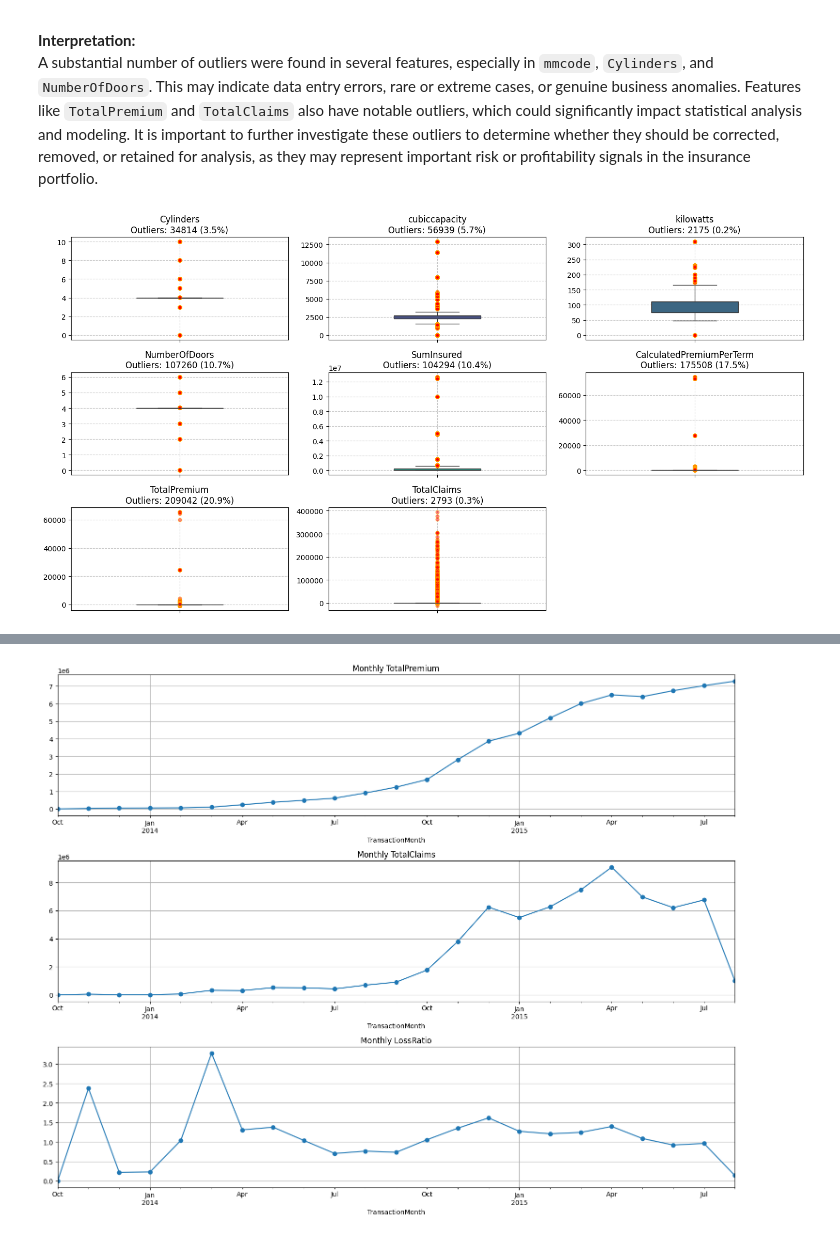
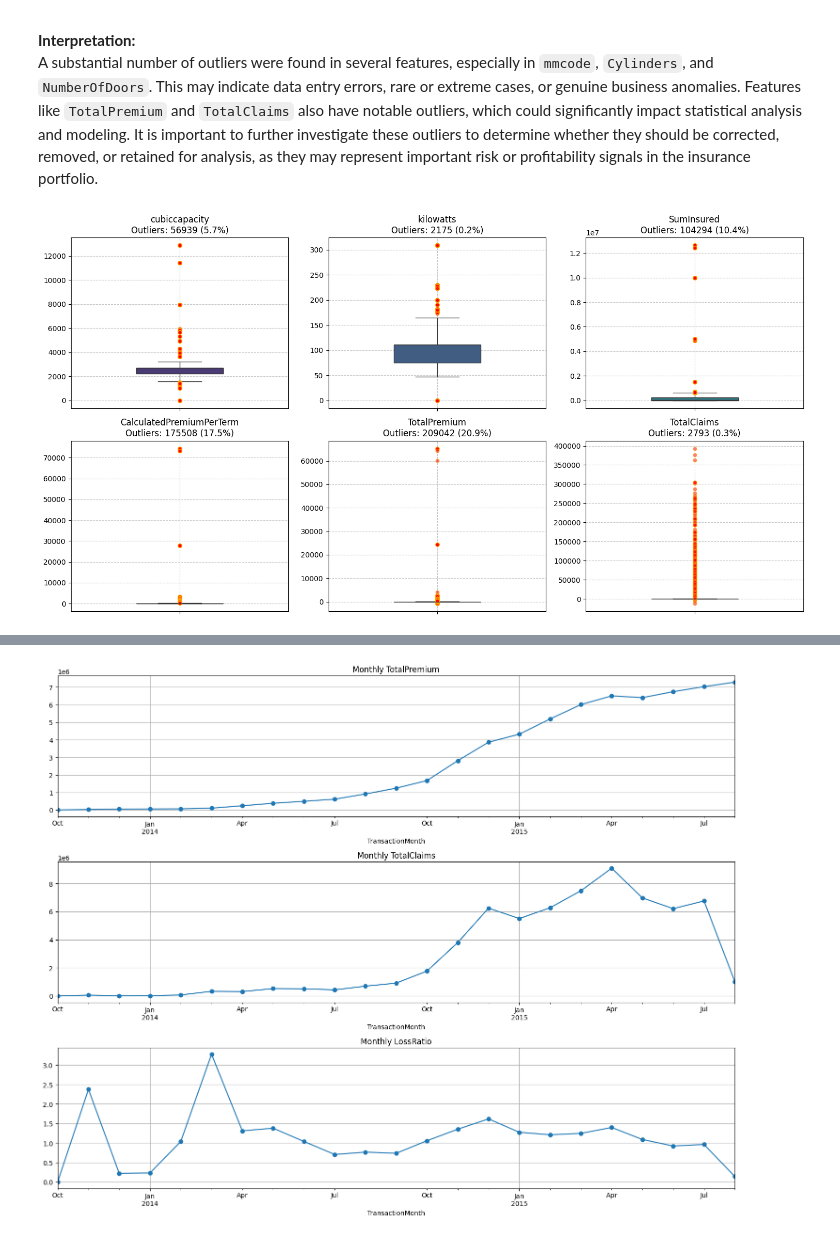
Before and after one commit to segnig/End-2-End-Insurance-Risk-Analytics-Predictive-Modeling, a Jupyter notebook: notebooks/task-1.ipynb, the cells around one changed output, grey strips where cells are left out. Saved outputs shown, nothing was run; the diff lists cells and outputs as text; code cells hidden in the pictures.

```diff
--- a/notebooks/task-1.ipynb
+++ b/notebooks/task-1.ipynb
@@ -572,31 +572,34 @@ def plot_boxplots(df, numerical_features, figsize=(15, 8), whis=1.5, palette='vi
         outliers_pct = (len(outliers) / len(df)) * 100
 
         # Store outlier info
         outliers_info[col] = {
             'count': len(outliers),
             'percentage': outliers_pct,
             'lower_bound': lower_bound,
             'upper_bound': upper_bound
         }
 
         # Add annotations
         ax.set_title(f'{col}\nOutliers: {len(outliers)} ({outliers_pct:.1f}%)')
         ax.set_ylabel('')
         ax.grid(True, linestyle='--', alpha=0.7)
 
         # Rotate x-axis labels if needed
         plt.setp(ax.get_xticklabels(), rotation=45)
 
     # Hide unused subplots
     for j in range(len(numerical_features), len(axes)):
         axes[j].set_visible(False)
 
     plt.tight_layout()
     plt.show()
 
     return outliers_info
 
+df["NumberOfDoors"] = df["NumberOfDoors"].astype(int)
+df["Cylinders"] = df["Cylinders"].astype(int)
+
 numerical_features = df.select_dtypes(include="float").columns.to_list()
 outliers_infomation = plot_boxplots(df, numerical_features=numerical_features)
 # %% [output]
-[figure, old version]
+[figure, new version]
```
Also changed, not shown: parts of 2 cells of this notebook.
